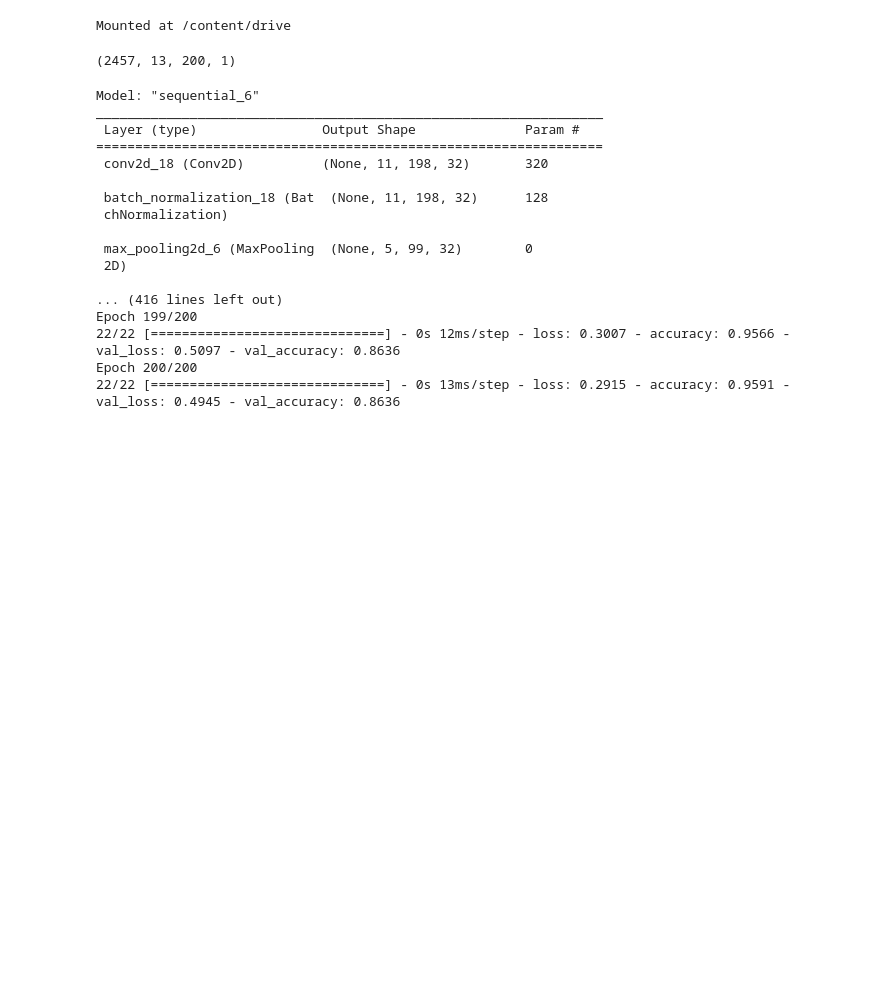
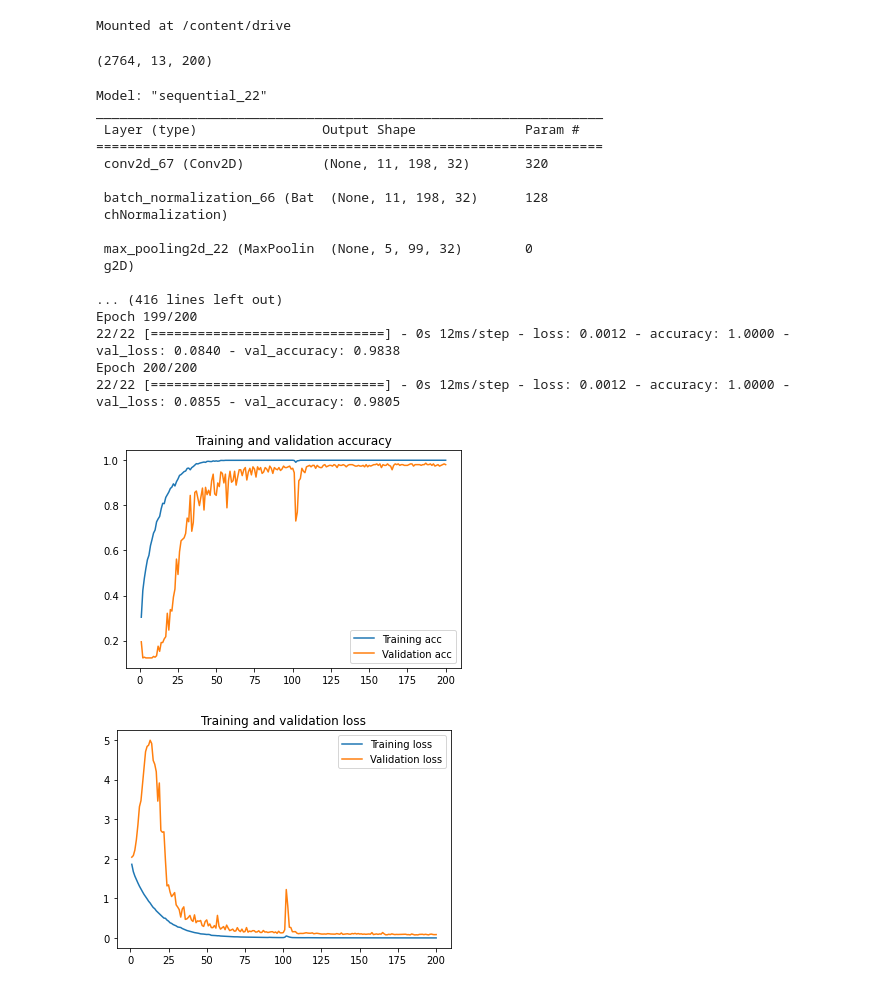
Before and after one commit to Karthick47v2/speech-emotion-classifier, a Jupyter notebook: train.ipynb, the cells around one changed output. Drawn from its saved outputs; the diff is of its cells as text; code cells hidden in the pictures; blank space fills up the shorter version.

```diff
--- a/train.ipynb
+++ b/train.ipynb
@@ -19,14 +20,14 @@ y = np.load('drive/MyDrive/SER/y.npy')
 le = LabelEncoder()
 y_encoded = to_categorical(le.fit_transform(y))
 # %%
-x_train, x_test, y_train, y_test = train_test_split(X_mfcc, y_encoded, random_state=42, test_size=0.2)
+x_train, x_test, y_train, y_test = train_test_split(X_mfcc, y_encoded, random_state=42, test_size=0.1)
 # %%
 x_train.shape
 # %% [output]
-(2457, 13, 200, 1)
+(2764, 13, 200)
 # %%
-n_rows = 13
-n_cols = 200
+n_rows = x_train.shape[1]
+n_cols = x_train.shape[2]
 n_channels = 1
 
 x_train = x_train.reshape(x_train.shape[0], n_rows, n_cols, n_channels)
@@ -34,15 +35,15 @@ x_test = x_test.reshape(x_test.shape[0], n_rows, n_cols, n_channels)
 # %%
 model = keras.Sequential()
 
-model.add(keras.layers.Conv2D(filters=32, kernel_size=(3,3), input_shape=(n_rows, n_cols, n_channels), activation='relu'))
+model.add(keras.layers.Conv2D(filters=32, kernel_size=(3,3), kernel_initializer="he_normal", input_shape=(n_rows, n_cols, n_channels), activation='relu'))
 model.add(keras.layers.BatchNormalization())
 
 model.add(keras.layers.MaxPooling2D(pool_size=(2,2)))
 
-model.add(keras.layers.Conv2D(filters=48, kernel_size=(3,3), activation='relu'))
+model.add(keras.layers.Conv2D(filters=48, kernel_size=(3,3), activation='relu', kernel_initializer="he_normal"))
 model.add(keras.layers.BatchNormalization())
 
-model.add(keras.layers.Conv2D(filters=32, kernel_size=(3,3), activation='relu'))
+model.add(keras.layers.Conv2D(filters=32, kernel_size=(3,3), activation='relu', kernel_initializer="he_normal"))
 model.add(keras.layers.BatchNormalization())
 
 model.add(keras.layers.GlobalAveragePooling2D())
@@ -51,29 +52,29 @@ model.add(keras.layers.Dense(units=8, activation='softmax'))
 
 model.summary()
 
-model.compile(loss='categorical_crossentropy', metrics=['accuracy'], optimizer=keras.optimizers.Adam(learning_rate=1e-2))
+model.compile(loss='categorical_crossentropy', metrics=['accuracy'], optimizer=keras.optimizers.Adam(learning_rate=1e-3))
 
-n_epochs = 50
+n_epochs = 200
 batch_size = 128
 
 # checkPoint
 
 history = model.fit(x_train, y_train, batch_size=batch_size, epochs=n_epochs, validation_data=(x_test, y_test), verbose=1)
 # %% [output]
-Model: "sequential_6"
+Model: "sequential_22"
 _________________________________________________________________
  Layer (type)                Output Shape              Param #
 =================================================================
- conv2d_18 (Conv2D)          (None, 11, 198, 32)       320
+ conv2d_67 (Conv2D)          (None, 11, 198, 32)       320
 
- batch_normalization_18 (Bat  (None, 11, 198, 32)      128
+ batch_normalization_66 (Bat  (None, 11, 198, 32)      128
  chNormalization)
 
- max_pooling2d_6 (MaxPooling  (None, 5, 99, 32)        0
- 2D)
+ max_pooling2d_22 (MaxPoolin  (None, 5, 99, 32)        0
+ g2D)
 
 ... (416 lines left out)
 Epoch 199/200
-22/22 [==============================] - 0s 12ms/step - loss: 0.3007 - accuracy: 0.9566 - val_loss: 0.5097 - val_accuracy: 0.8636
+22/22 [==============================] - 0s 12ms/step - loss: 0.0012 - accuracy: 1.0000 - val_loss: 0.0840 - val_accuracy: 0.9838
 Epoch 200/200
-22/22 [==============================] - 0s 13ms/step - loss: 0.2915 - accuracy: 0.9591 - val_loss: 0.4945 - val_accuracy: 0.8636
+22/22 [==============================] - 0s 12ms/step - loss: 0.0012 - accuracy: 1.0000 - val_loss: 0.0855 - val_accuracy: 0.9805
@@ -92,0 +83,24 @@ Epoch 200/200
+# %%
+acc = history.history['accuracy']
+val_acc = history.history['val_accuracy']
+loss = history.history['loss']
+val_loss = history.history['val_loss']
+
+epochs = range(1, len(acc) + 1)
+
+plt.plot(epochs, acc, label='Training acc')
+plt.plot(epochs, val_acc, label='Validation acc')
+plt.title('Training and validation accuracy')
+plt.legend()
+
+plt.figure()
+
+plt.plot(epochs, loss, label='Training loss')
+plt.plot(epochs, val_loss, label='Validation loss')
+plt.title('Training and validation loss')
+plt.legend()
+
+plt.show()
+# %% [output]
+[figure, added]
+[figure, added]
```
Also changed, not shown: parts of 3 cells of this notebook.
